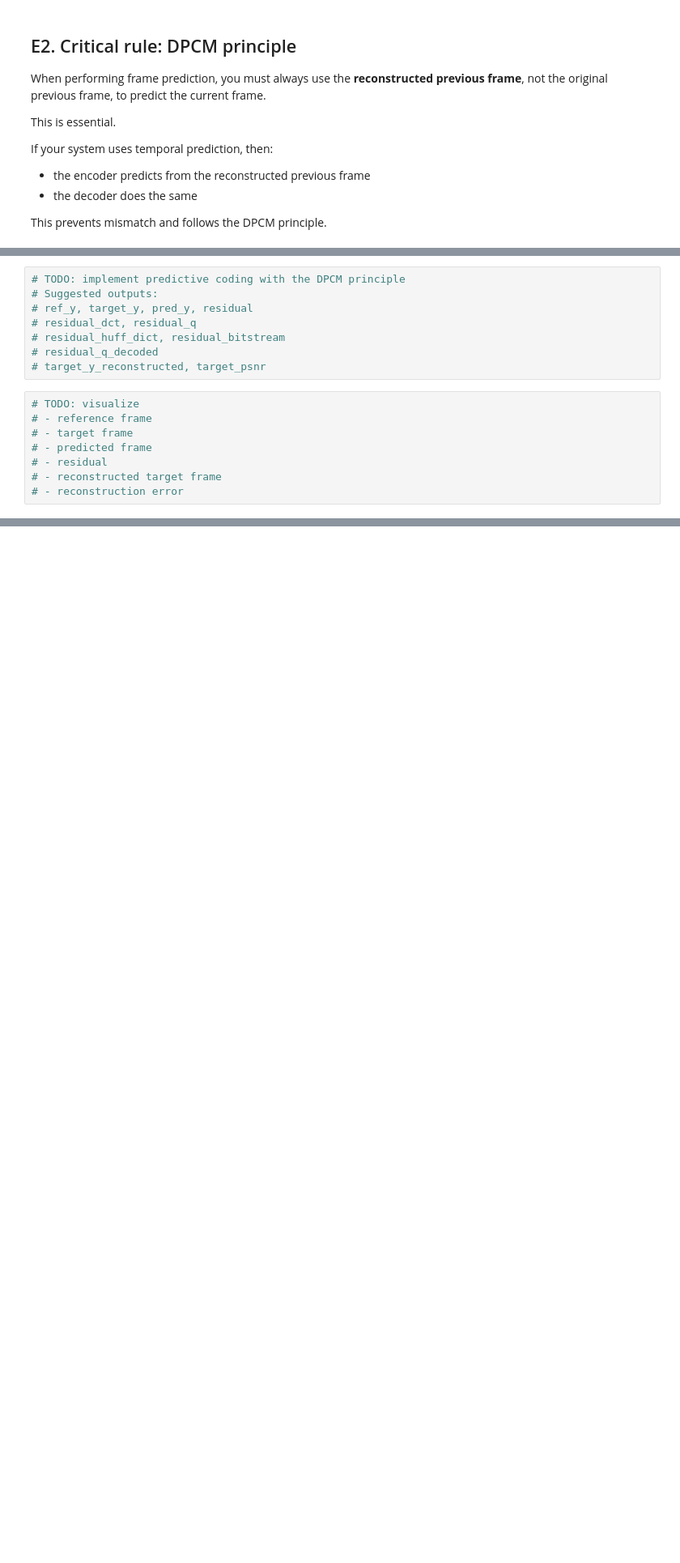
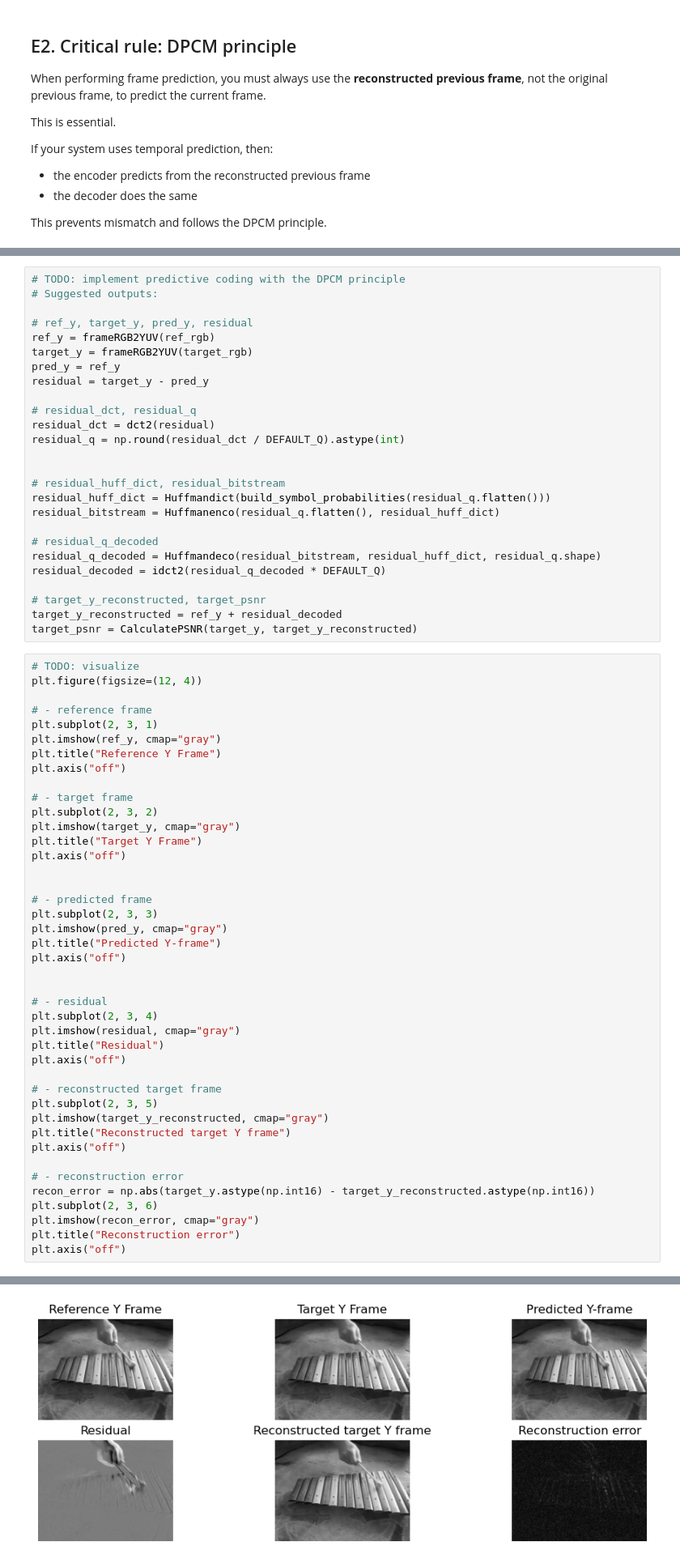
Before and after one commit to erikesshagen/DM1580-Video-Technology, a Jupyter notebook: Project/DM1580_2026_Course_Project-1.ipynb, the cells around one changed output, grey strips where cells are left out. Shown at 81% size. Cells and saved outputs as stored; diff of their text form; blank space fills up the shorter version.

```diff
--- a/Project/DM1580_2026_Course_Project-1.ipynb
+++ b/Project/DM1580_2026_Course_Project-1.ipynb
@@ -679,16 +687,69 @@ Show:
 # %%
 # TODO: implement predictive coding with the DPCM principle
 # Suggested outputs:
+
 # ref_y, target_y, pred_y, residual
+ref_y = frameRGB2YUV(ref_rgb)
+target_y = frameRGB2YUV(target_rgb)
+pred_y = ref_y
+residual = target_y - pred_y
+
 # residual_dct, residual_q
+residual_dct = dct2(residual)
+residual_q = np.round(residual_dct / DEFAULT_Q).astype(int)
+
+
 # residual_huff_dict, residual_bitstream
+residual_huff_dict = Huffmandict(build_symbol_probabilities(residual_q.flatten()))
+residual_bitstream = Huffmanenco(residual_q.flatten(), residual_huff_dict)
+
 # residual_q_decoded
+residual_q_decoded = Huffmandeco(residual_bitstream, residual_huff_dict, residual_q.shape)
+residual_decoded = idct2(residual_q_decoded * DEFAULT_Q)
+
 # target_y_reconstructed, target_psnr
+target_y_reconstructed = ref_y + residual_decoded
+target_psnr = CalculatePSNR(target_y, target_y_reconstructed)
 # %%
 # TODO: visualize
+plt.figure(figsize=(12, 4))
+
 # - reference frame
+plt.subplot(2, 3, 1)
+plt.imshow(ref_y, cmap="gray")
+plt.title("Reference Y Frame")
+plt.axis("off")
+
 # - target frame
+plt.subplot(2, 3, 2)
+plt.imshow(target_y, cmap="gray")
+plt.title("Target Y Frame")
+plt.axis("off")
+
+
 # - predicted frame
+plt.subplot(2, 3, 3)
+plt.imshow(pred_y, cmap="gray")
+plt.title("Predicted Y-frame")
+plt.axis("off")
+
+
 # - residual
+plt.subplot(2, 3, 4)
+plt.imshow(residual, cmap="gray")
+plt.title("Residual")
+plt.axis("off")
+
 # - reconstructed target frame
+plt.subplot(2, 3, 5)
+plt.imshow(target_y_reconstructed, cmap="gray")
+plt.title("Reconstructed target Y frame")
+plt.axis("off")
+
 # - reconstruction error
+recon_error = np.abs(target_y.astype(np.int16) - target_y_reconstructed.astype(np.int16))
+plt.subplot(2, 3, 6)
+plt.imshow(recon_error, cmap="gray")
+plt.title("Reconstruction error")
+plt.axis("off")
+# %% [output]
@@ -695,3 +757,4 @@ Show:
+[figure, added]
 # %% [markdown]
 ### Stage 2 analysis
 
```
Also changed, not shown: parts of 9 cells of this notebook.
